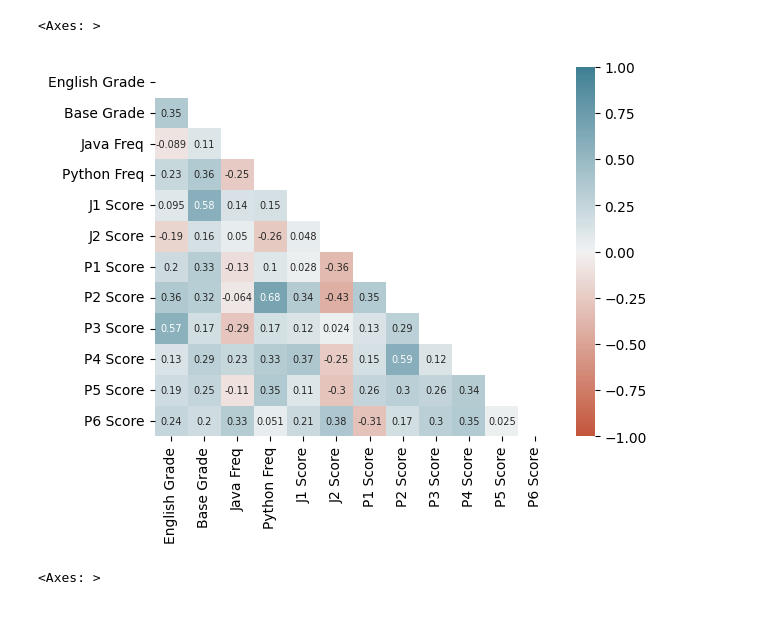
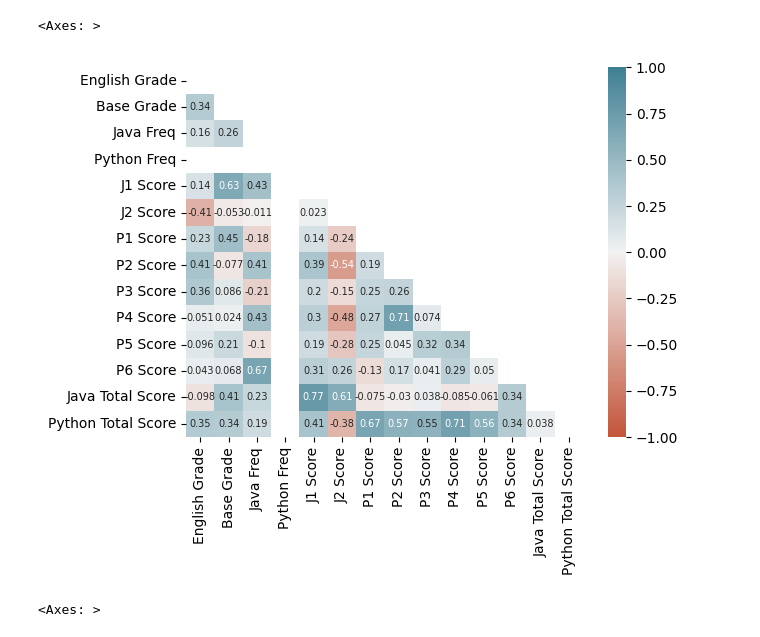
Before and after one commit to asadeq/crosslingual-effort, a Jupyter notebook: data_analyzer.ipynb, the cells around one changed output. Saved outputs shown, nothing was run; the diff lists cells and outputs as text; code cells hidden in the pictures.

```diff
--- a/data_analyzer.ipynb
+++ b/data_analyzer.ipynb
@@ -22,28 +22,32 @@ df_participant_java = df_participant[df_participant['Base Language'] == 'Java']
 
 df_participant_python = df_participant[df_participant['Base Language'] == 'Python']
 # %%
-# # Further divisions
+# Further divisions
 
-# # Select only the partipants with the following base grade range
-# grade_range = [3, 4]
-# df_participant_java = df_participant_java[df_participant_java['Base Grade'].between(grade_range[0], grade_range[1])]
-# df_participant_python = df_participant_python[df_participant_python['Base Grade'].between(grade_range[0], grade_range[1])]
+# Select only the partipants with the following base grade range
+#grade_range = [3, 4]
+#df_participant_java = df_participant_java[df_participant_java['Base Grade'].between(grade_range[0], grade_range[1])]
+#df_participant_python = df_participant_python[df_participant_python['Base Grade'].between(grade_range[0], grade_range[1])]
 
-# # Select only the partipants with "Python Freq" = 1
-# df_participant_java = df_participant_java[df_participant_java['Python Freq'] == 1]
+# Select only the partipants with "Python Freq" = 1 (who do not have Python as their background)
+df_participant_java = df_participant_java[df_participant_java['Python Freq'] <= 1]
 # %%
-# Compute Pearson correlation coefficients
-corrmat = df_participant_java.corr(numeric_only=True)
+# Add total score column for each participant
+df_participant_java['Java Total Score'] = df_participant_java['J1 Score'] + df_participant_java['J2 Score']
+df_participant_java['Python Total Score'] = df_participant_java['P1 Score'] + df_participant_java['P2 Score'] + df_participant_java['P3 Score'] + df_participant_java['P4 Score'] + df_participant_java['P5 Score'] + df_participant_java['P6 Score']
+
+# Compute Spearman correlation coefficients as we are dealing non-normal data
+corrmat = df_participant_java.corr(numeric_only=True, method='spearman')
 mask= np.zeros_like(corrmat)
 mask[np.triu_indices_from(mask)] = True
 sns.heatmap(corrmat,
             vmax=1, vmin=-1,
             annot=True, annot_kws={'fontsize':7},
             mask=mask,
             cmap=sns.diverging_palette(20,220,as_cmap=True))
 # %% [output]
 <Axes: >
-[figure, old version]
+[figure, new version]
 # %%
 corrmat = df_participant_python.corr(numeric_only=True)
 mask= np.zeros_like(corrmat)
```
Also changed, not shown: parts of 8 cells of this notebook.
